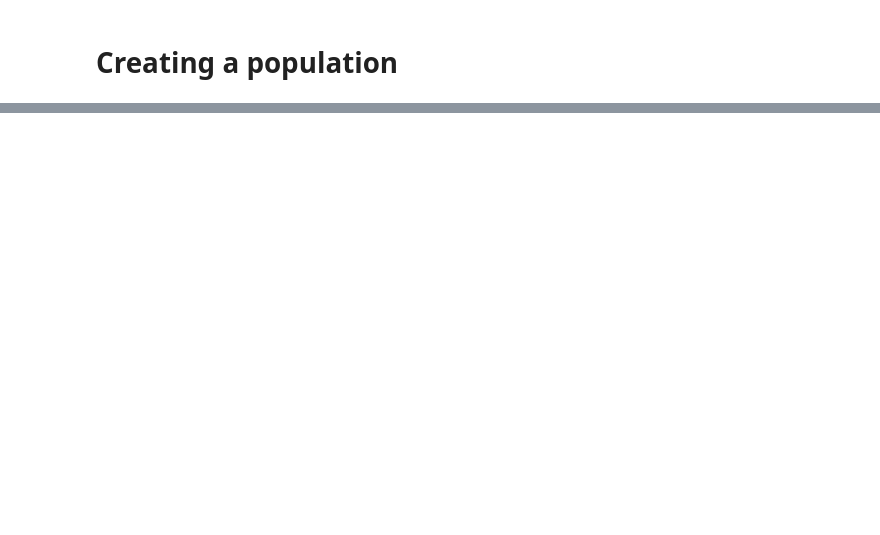
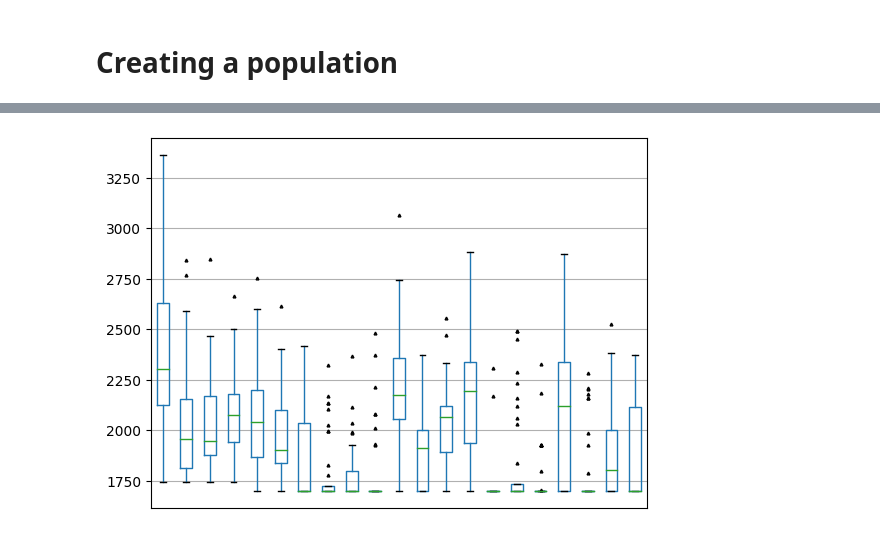
Before and after one commit to FabioMMaia/fjsp_genetic_tabu, a Jupyter notebook: Pipeline.ipynb, the cells around one changed output, grey strips where cells are left out. Cells and saved outputs as stored; diff of their text form; code cells hidden in the pictures; blank space fills up the shorter version.

```diff
--- a/Pipeline.ipynb
+++ b/Pipeline.ipynb
@@ -76,0 +77,4 @@ pop.selection()[0].show_output()
+# %%
+aux = pop.pipeline_generation()
+# %% [output]
+[figure, added]
```
Also changed, not shown: parts of 11 cells of this notebook, 1 other file.
